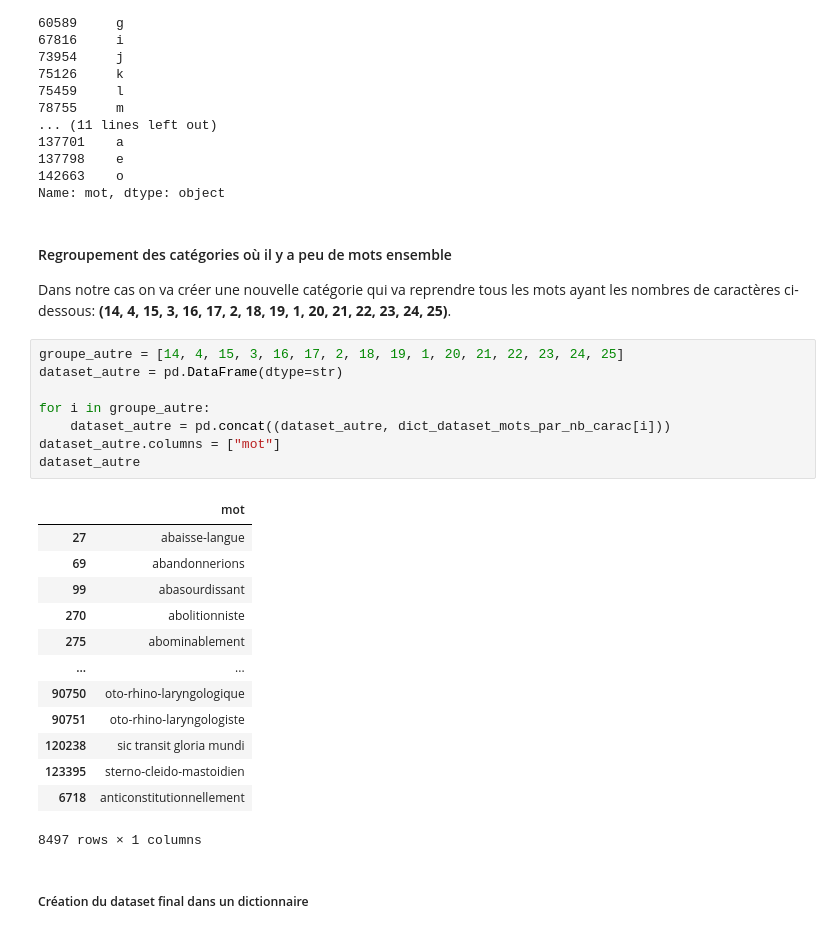
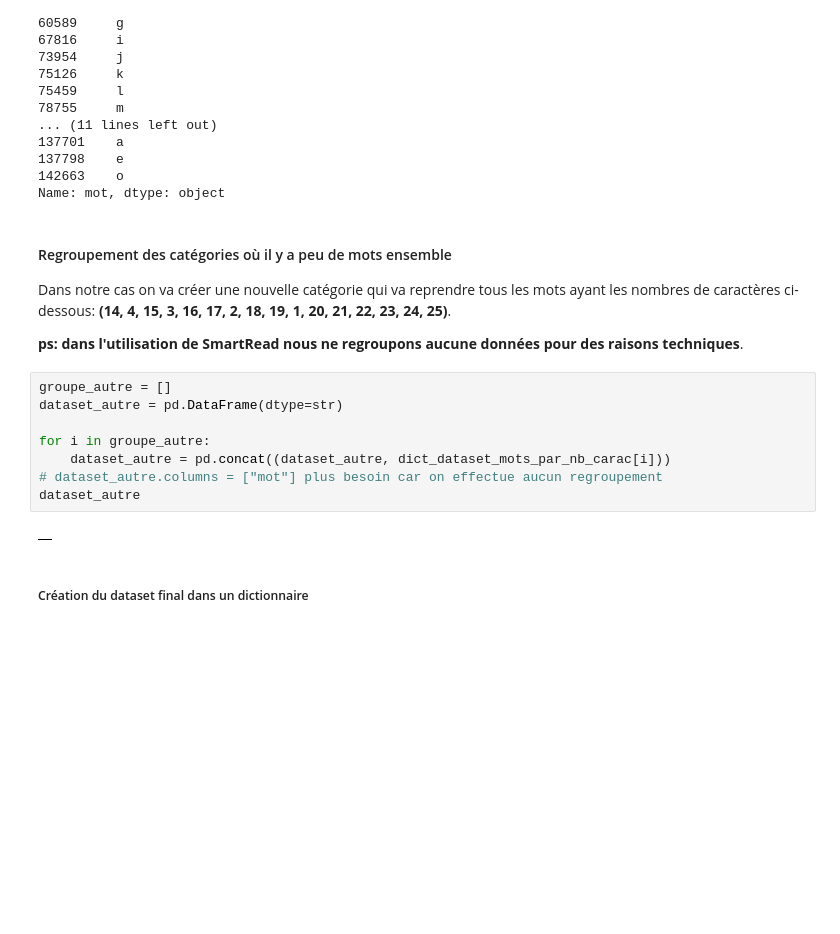
Before and after one commit to GzIrYsz/smart-read-prototypes, a Jupyter notebook: notebooks/spellchecking/data-preprocessing.ipynb, the cells around one changed output. Cells and saved outputs as stored; diff of their text form; blank space fills up the shorter version.

Commit message:
fix, feat(notebooks/spellchecking/data-proprocessing.ipynb, data/pretreated/pretreated): Annulation des regrouments, ajout des fichiers de lexique3 prétraité cause: choix technique lié à smartread

```diff
--- a/notebooks/spellchecking/data-preprocessing.ipynb
+++ b/notebooks/spellchecking/data-preprocessing.ipynb
@@ -161,28 +161,18 @@ Name: mot, dtype: object
 
 Dans notre cas on va créer une nouvelle catégorie qui va reprendre tous les mots ayant les nombres de caractères ci-dessous:
 **(14, 4, 15, 3, 16, 17, 2, 18, 19, 1, 20, 21, 22, 23, 24, 25)**.
+
+**ps: dans l'utilisation de SmartRead nous ne regroupons aucune données pour des raisons techniques**.
 # %%
-groupe_autre = [14, 4, 15, 3, 16, 17, 2, 18, 19, 1, 20, 21, 22, 23, 24, 25]
+groupe_autre = []
 dataset_autre = pd.DataFrame(dtype=str)
 
 for i in groupe_autre:
     dataset_autre = pd.concat((dataset_autre, dict_dataset_mots_par_nb_carac[i]))
-dataset_autre.columns = ["mot"]
+# dataset_autre.columns = ["mot"] plus besoin car on effectue aucun regroupement
 dataset_autre
 # %% [output]
-|  | mot |
-| 27 | abaisse-langue |
-| 69 | abandonnerions |
-| 99 | abasourdissant |
-| 270 | abolitionniste |
-| 275 | abominablement |
-| ... | ... |
-| 90750 | oto-rhino-laryngologique |
-| 90751 | oto-rhino-laryngologiste |
-| 120238 | sic transit gloria mundi |
-| 123395 | sterno-cleido-mastoidien |
-| 6718 | anticonstitutionnellement |
+|  |
-8497 rows × 1 columns
 # %% [markdown]
 ##### Création du dataset final dans un dictionnaire
 # %%
```
Also changed, not shown: parts of 2 cells of this notebook, 1 other file.
